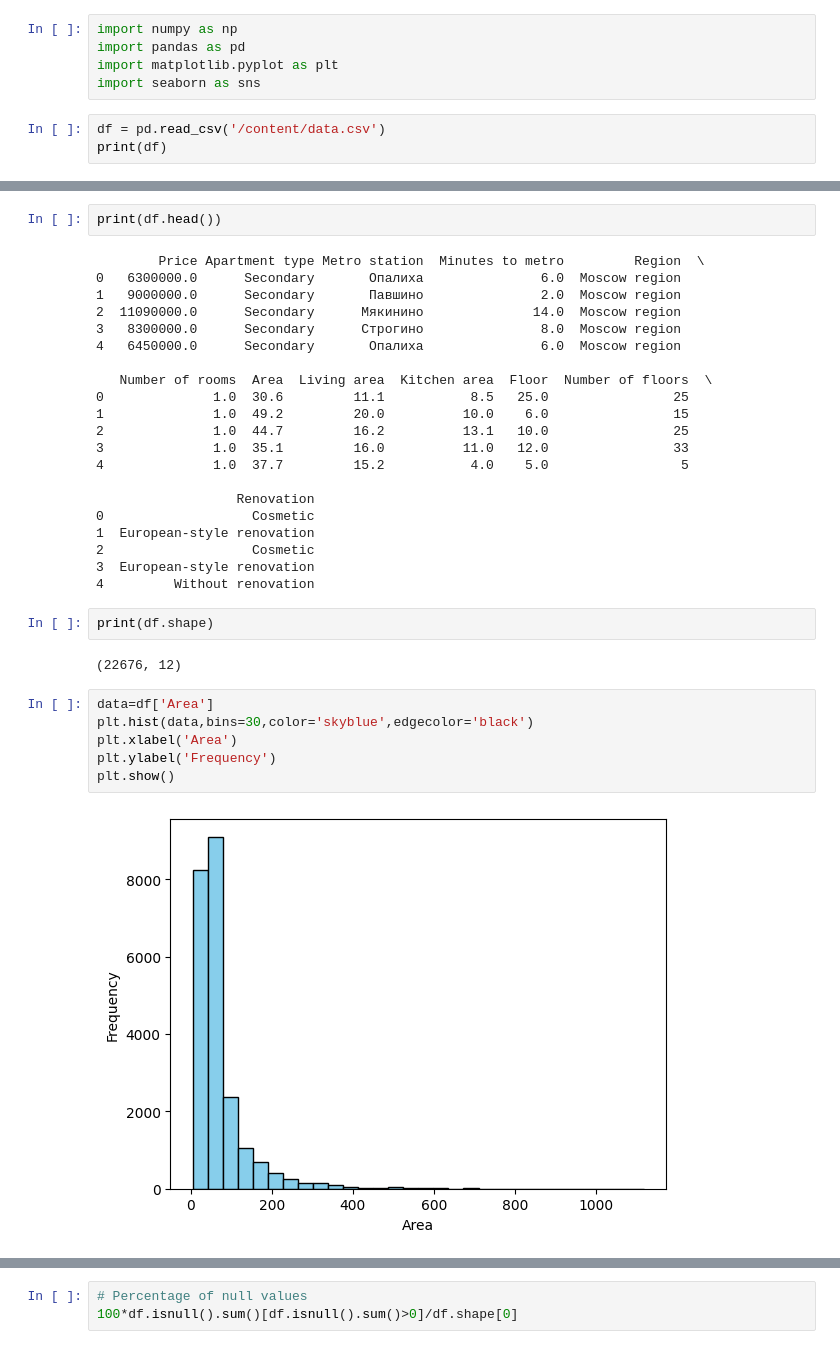
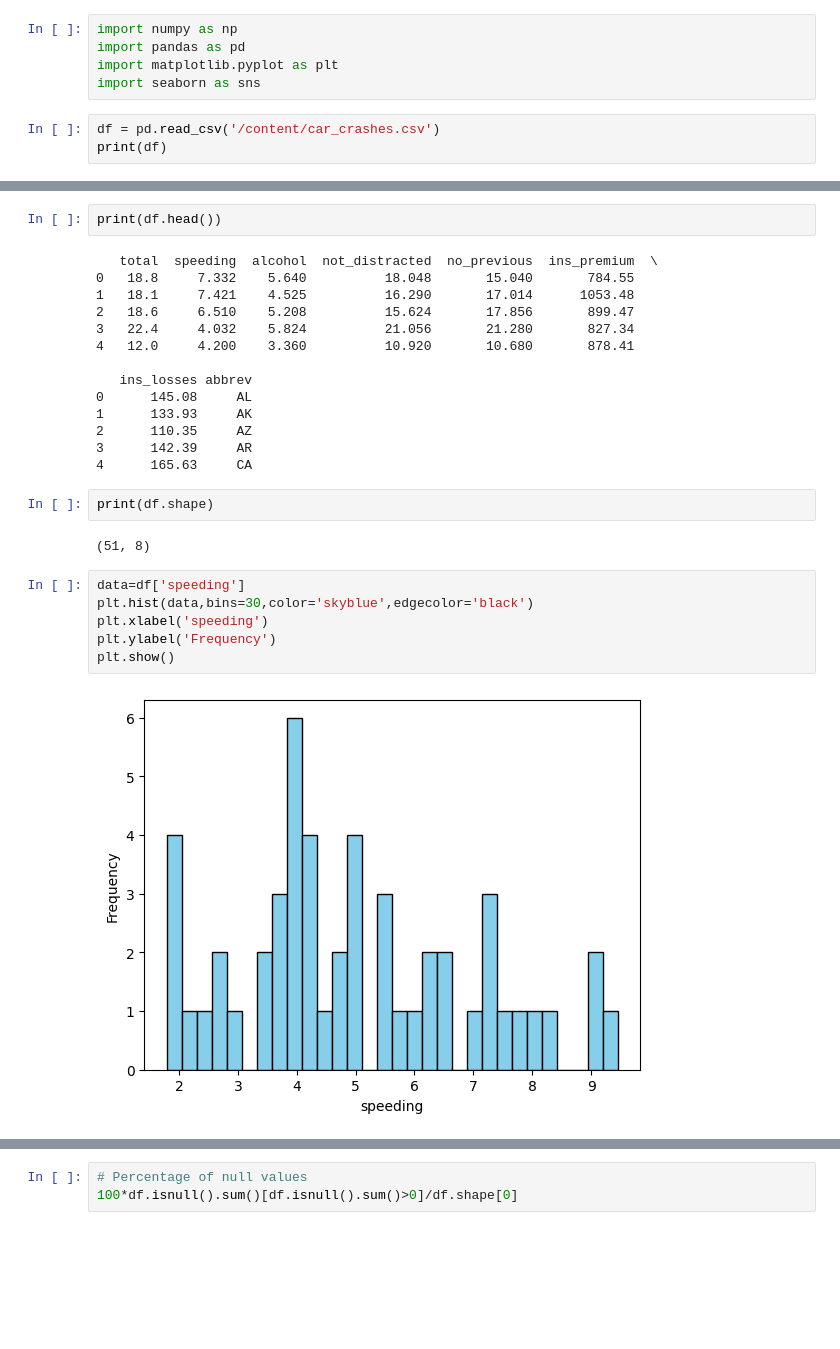
Before and after one commit to jaryal2004/jaryal2004, a Jupyter notebook: AIML.ipynb, the cells around one changed output, grey strips where cells are left out. Saved outputs shown, nothing was run; the diff lists cells and outputs as text; blank space fills up the shorter version.

```diff
--- a/AIML.ipynb
+++ b/AIML.ipynb
@@ -6,6 +6,6 @@ import pandas as pd
 import matplotlib.pyplot as plt
 import seaborn as sns
 # %%
-df = pd.read_csv('/content/data.csv')
+df = pd.read_csv('/content/car_crashes.csv')
 print(df)
 # %% [output]
@@ -51,36 +51,29 @@ max      566.800000    122.000000     92.000000         97.000000
 # %%
 print(df.head())
 # %% [output]
-        Price Apartment type Metro station  Minutes to metro         Region  \
-0   6300000.0      Secondary       Опалиха               6.0  Moscow region
-1   9000000.0      Secondary       Павшино               2.0  Moscow region
-2  11090000.0      Secondary      Мякинино              14.0  Moscow region
-3   8300000.0      Secondary      Строгино               8.0  Moscow region
-4   6450000.0      Secondary       Опалиха               6.0  Moscow region
+   total  speeding  alcohol  not_distracted  no_previous  ins_premium  \
+0   18.8     7.332    5.640          18.048       15.040       784.55
+1   18.1     7.421    4.525          16.290       17.014      1053.48
+2   18.6     6.510    5.208          15.624       17.856       899.47
+3   22.4     4.032    5.824          21.056       21.280       827.34
+4   12.0     4.200    3.360          10.920       10.680       878.41
 
-   Number of rooms  Area  Living area  Kitchen area  Floor  Number of floors  \
-0              1.0  30.6         11.1           8.5   25.0                25
-1              1.0  49.2         20.0          10.0    6.0                15
-2              1.0  44.7         16.2          13.1   10.0                25
-3              1.0  35.1         16.0          11.0   12.0                33
-4              1.0  37.7         15.2           4.0    5.0                 5
-
-                  Renovation
-0                   Cosmetic
-1  European-style renovation
-2                   Cosmetic
-3  European-style renovation
-4         Without renovation
+   ins_losses abbrev
+0      145.08     AL
+1      133.93     AK
+2      110.35     AZ
+3      142.39     AR
+4      165.63     CA
 # %%
 print(df.shape)
 # %% [output]
-(22676, 12)
+(51, 8)
 # %%
-data=df['Area']
+data=df['speeding']
 plt.hist(data,bins=30,color='skyblue',edgecolor='black')
-plt.xlabel('Area')
+plt.xlabel('speeding')
 plt.ylabel('Frequency')
 plt.show()
 # %% [output]
-[figure, old version]
+[figure, new version]
 # %%
```
Also changed, not shown: parts of 22 cells of this notebook.
